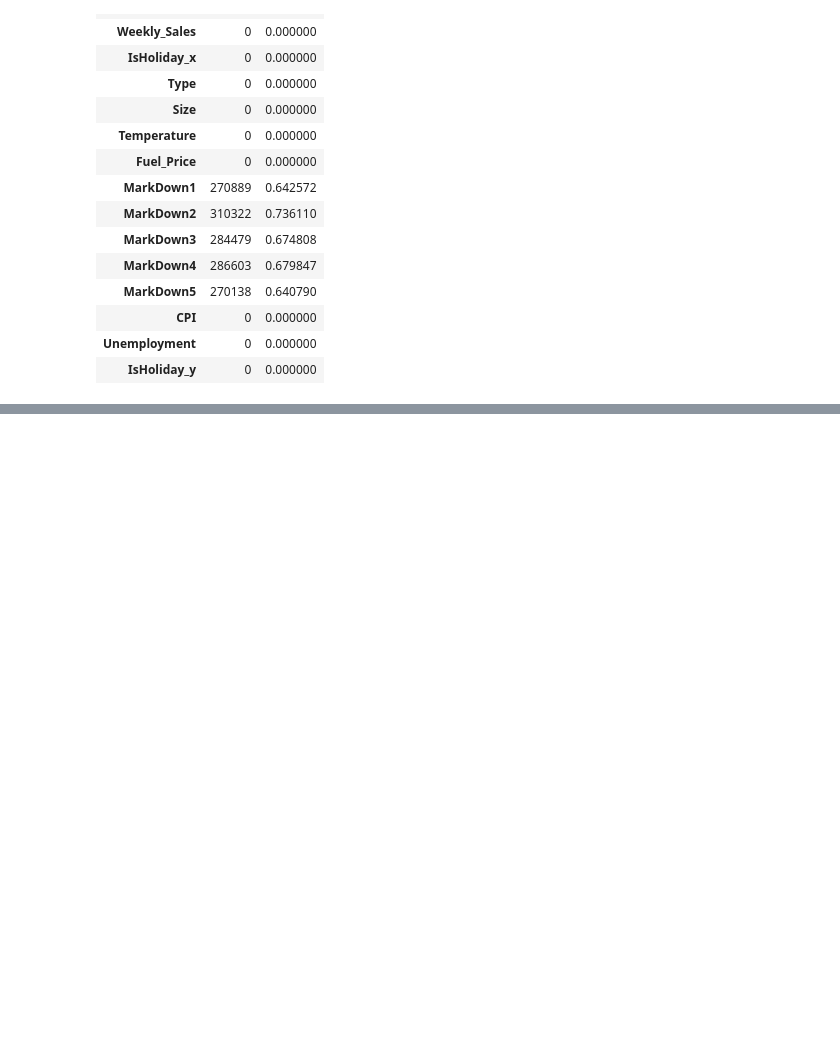
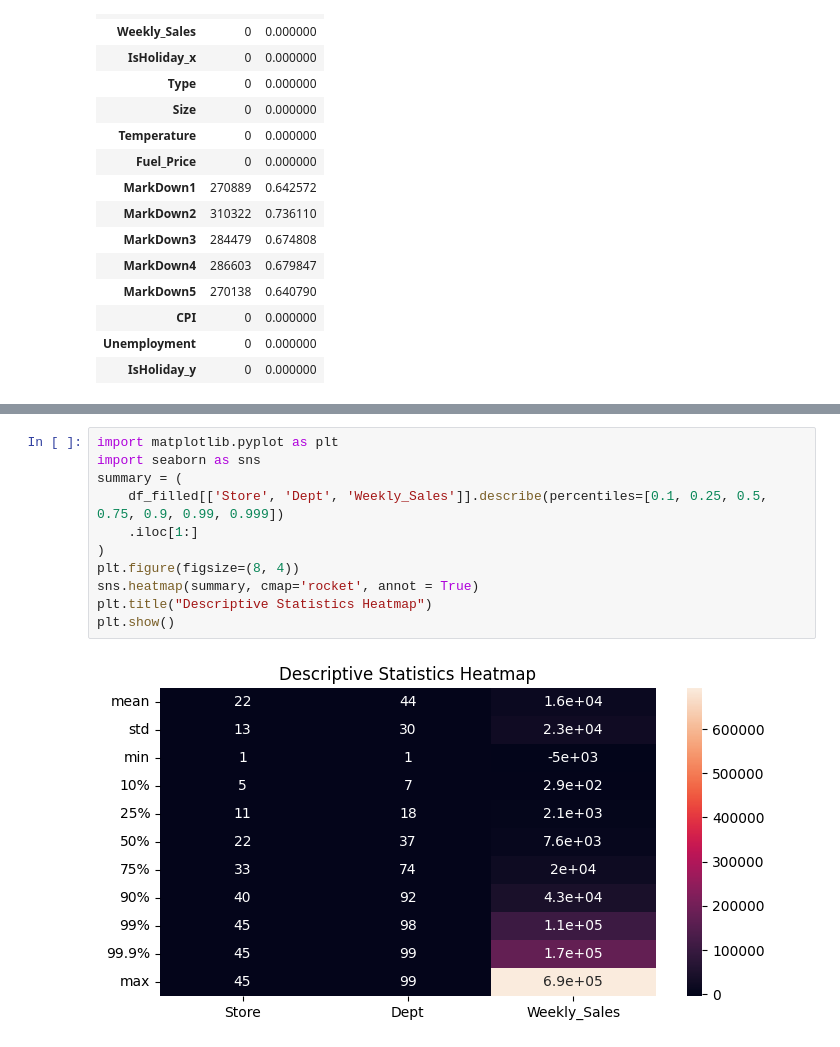
Before and after one commit to hoangquan1503/Walmart_sales_forecasting, a Jupyter notebook: notebook/preprocessing.ipynb, the cells around one changed output, grey strips where cells are left out. Saved outputs shown, nothing was run; the diff lists cells and outputs as text; blank space fills up the shorter version.

```diff
--- a/notebook/preprocessing.ipynb
+++ b/notebook/preprocessing.ipynb
@@ -119,0 +120,13 @@ fill_missing_promote(df, markdown)
+# %%
+import matplotlib.pyplot as plt
+import seaborn as sns
+summary = (
+    df_filled[['Store', 'Dept', 'Weekly_Sales']].describe(percentiles=[0.1, 0.25, 0.5, 0.75, 0.9, 0.99, 0.999])
+    .iloc[1:]
+)
+plt.figure(figsize=(8, 4))
+sns.heatmap(summary, cmap='rocket', annot = True)
+plt.title("Descriptive Statistics Heatmap")
+plt.show()
+# %% [output]
+[figure, added]
```
Also changed, not shown: parts of 8 cells of this notebook, 1 other file.
